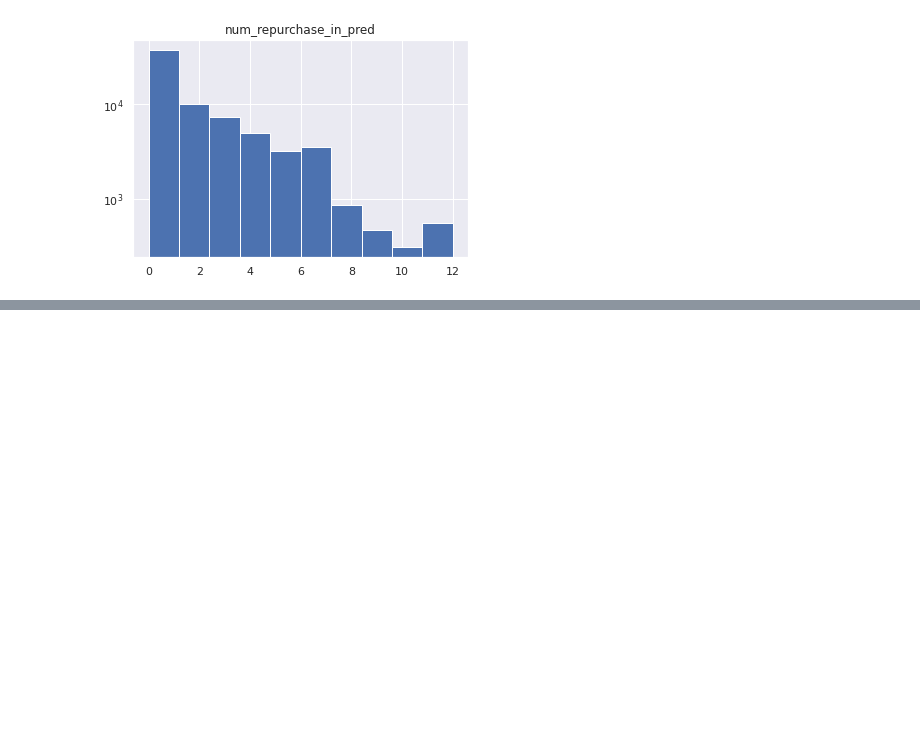
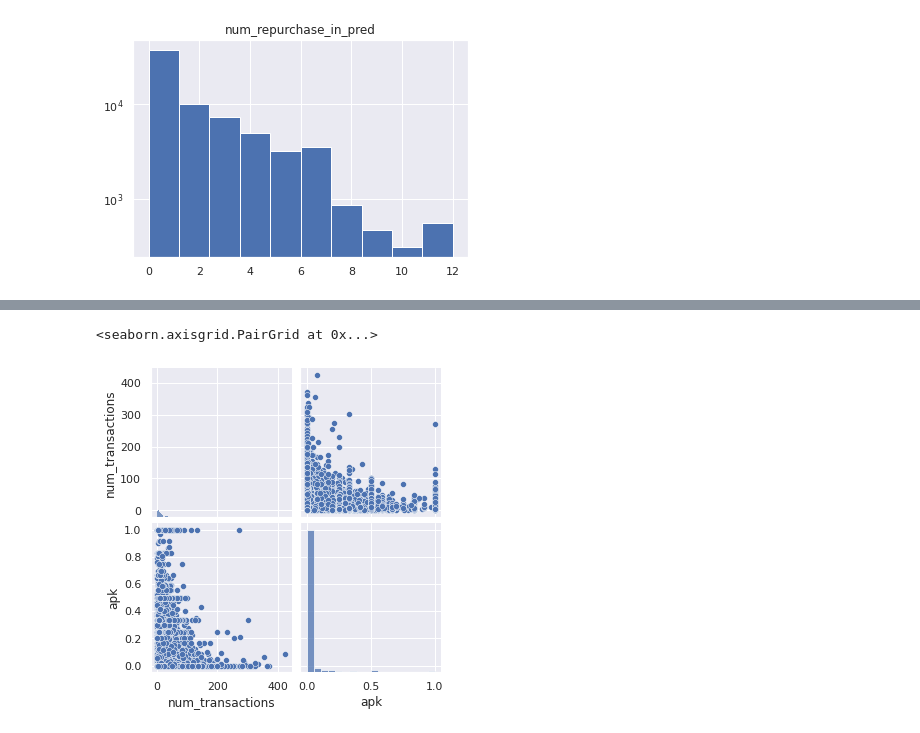
Before and after one commit to ryowk/kaggle-h-and-m-personalized-fashion-recommendations, a Jupyter notebook: valid_analysis.ipynb, the cells around one changed output, grey strips where cells are left out. Drawn from its saved outputs; the diff is of its cells as text; code cells hidden in the pictures; blank space fills up the shorter version.

Commit message:
pairplot

```diff
--- a/valid_analysis.ipynb
+++ b/valid_analysis.ipynb
@@ -72,0 +73,5 @@ sns.scatterplot(data=merged, x='num_transactions', y='apk')
+# %%
+sns.pairplot(data=merged[['num_transactions', 'apk']])
+# %% [output]
+<seaborn.axisgrid.PairGrid at 0x...>
+[figure, added]
```
Also changed, not shown: parts of 1 cell of this notebook.
